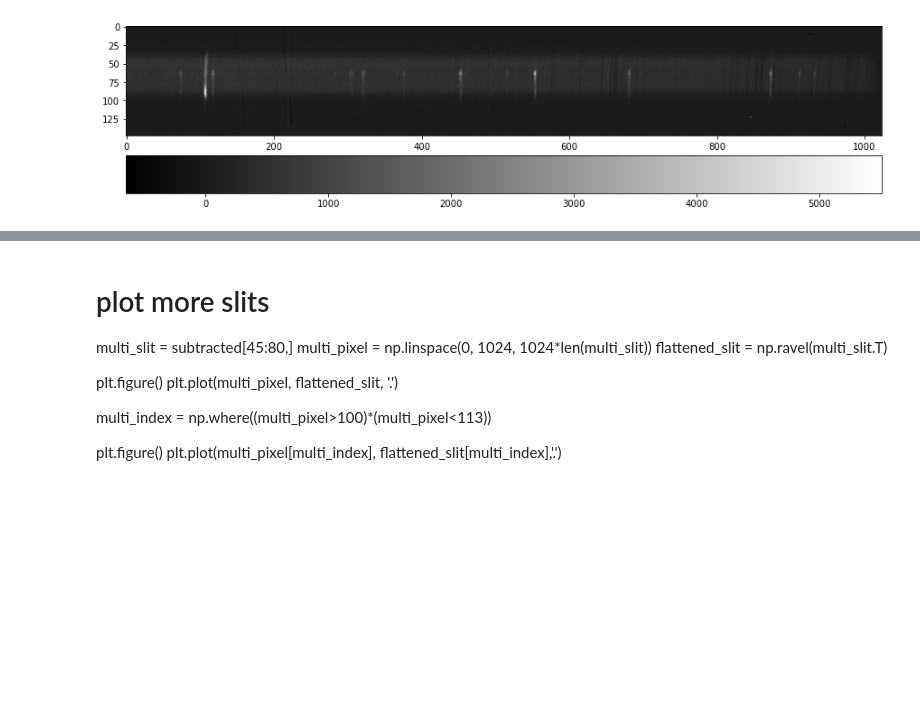
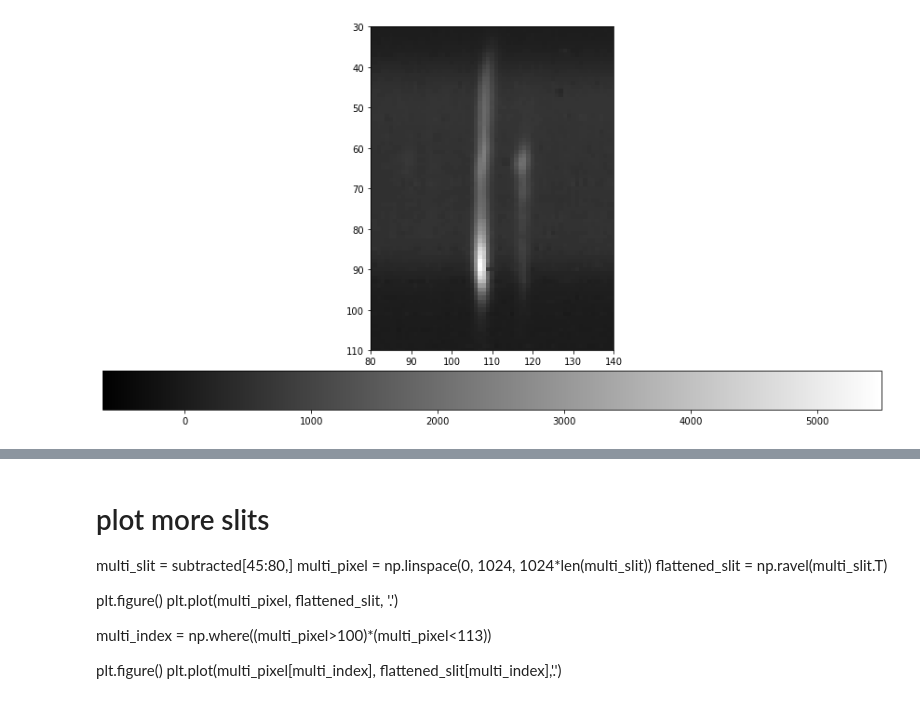
Before and after one commit to ruoyanwangdr/Dynamics-of-Jovian-Infrared-Auroral-Ionosphere-and-Thermosphere, a Jupyter notebook: h3p.ipynb, the cells around one changed output, grey strips where cells are left out. Drawn from its saved outputs; the diff is of its cells as text; code cells hidden in the pictures; blank space fills up the shorter version.

```diff
--- a/h3p.ipynb
+++ b/h3p.ipynb
@@ -34,35 +34,35 @@ data53 = nirspec7_data_array[31] # object
 
 
 # object 60 to 103
 data60 = nirspec7_data_array[38]
 
 # remove sky background
 sky_subtracted = nirspec7_data_array[39] - data51
 
 # show reduced fits
 plt.figure(figsize=(15,8))
 plt.imshow(sky_subtracted, cmap='gist_gray')
-#plt.xlim(80,140)
-#plt.ylim(93,85)
+plt.xlim(80,140)
+plt.ylim(110,30)
 plt.colorbar(orientation='horizontal', pad=0.05)
 
 # load waverange
 waverange = fits.open(filepath + 'waverange.fits', ignore_missing_end=True)[0].data
 
 # plot cropped slit
 pixel = np.linspace(0, 1024, 1024)
 selected_slit = sky_subtracted[88]
-plt.figure(dpi=120)
+plt.figure(dpi=100)
 plt.plot(pixel, selected_slit)
 #plt.xlim(550,560)
 
 # select certain waverange/pixel
 #index = np.where((waverange>2.1216) & (waverange<2.12197))
 index = np.where((pixel>90)*(pixel<140))
 
 # plot slit with selected waverange/pixel
 #plt.figure()
 #plt.plot(pixel[index], selected_slit[index],'.')
 # %% [output]
-[figure, old version]
+[figure, new version]
 [figure]
```
Also changed, not shown: parts of 4 cells of this notebook.
